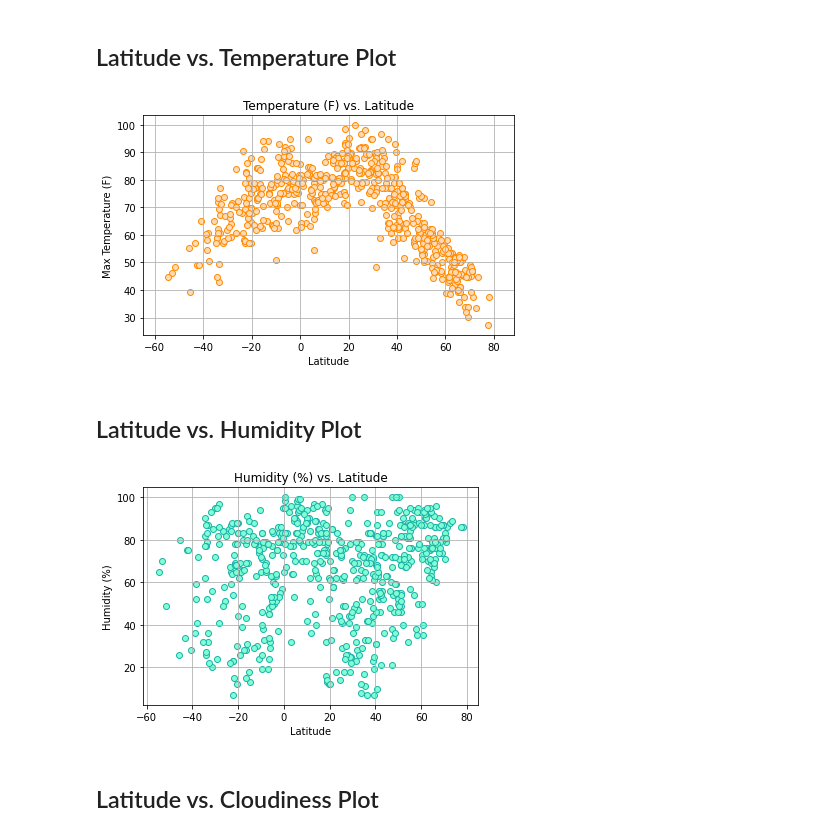
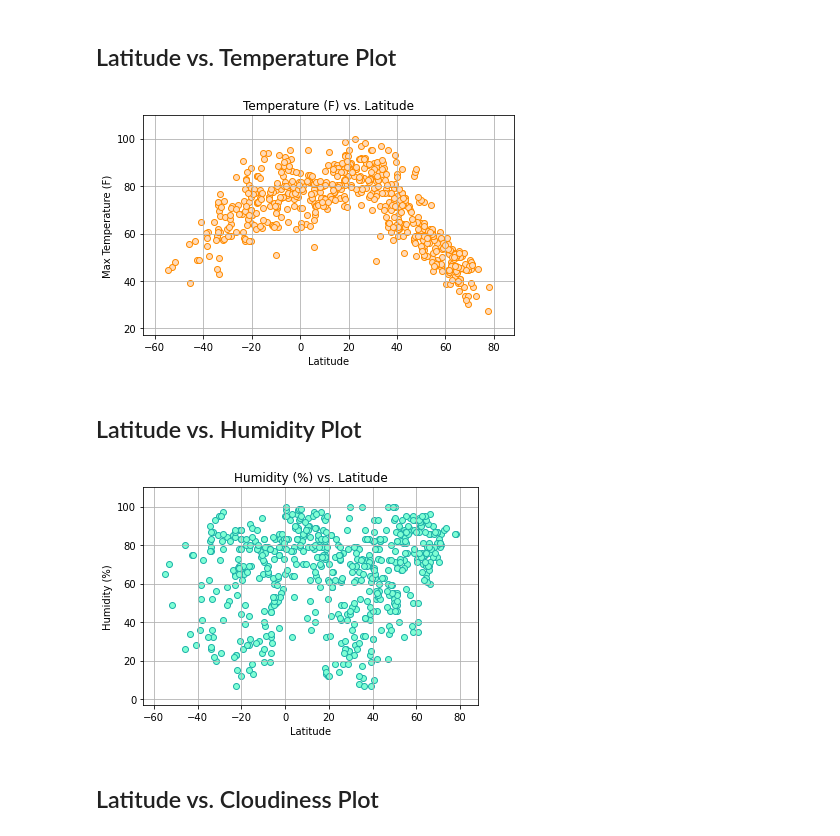
Before and after one commit to KaiCee2010/python-api-challenge, a Jupyter notebook: WeatherPy/WeatherPy.ipynb, the cells around one changed output. Drawn from its saved outputs; the diff is of its cells as text; code cells hidden in the pictures.

```diff
--- a/WeatherPy/WeatherPy.ipynb
+++ b/WeatherPy/WeatherPy.ipynb
@@ -181,29 +181,29 @@ plt.title("Temperature (F) vs. Latitude")
 plt.ylabel("Max Temperature (F)")
 plt.xlabel("Latitude")
 plt.xlim(min(lat)-10, max(lat)+10)
-#plt.ylim(min(max_temp)*1.05, max(max_temp)*1.05)
+plt.ylim(min(max_temp)-10, max(max_temp)+10)
 plt.grid(b=None, which='major', axis='both')
 
 plt.tight_layout()
 
 plt.savefig(os.path.join("Output","maxtemps_lats.png"))
 # %% [output]
-[figure, old version]
+[figure, new version]
 # %% [markdown]
 ## Latitude vs. Humidity Plot
 # %%
 humidity = clean_city_data['Humidity']
 
 plt.scatter(x=lat, y=humidity, marker="o", facecolors="aquamarine", edgecolors="lightseagreen")
 plt.title("Humidity (%) vs. Latitude")
 plt.ylabel("Humidity (%)")
 plt.xlabel("Latitude")
-#plt.xlim(min(lat)*1.15, max(lat)*1.15)
-#plt.ylim(min(humidity)*0.25, max(humidity)*1.15)
+plt.xlim(min(lat)-10, max(lat)+10)
+plt.ylim(min(humidity)-10, max(humidity)+10)
 plt.grid(b=None, which='major', axis='both')
 
 plt.savefig(os.path.join("Output","humidity_lats.png"))
 # %% [output]
-[figure, old version]
+[figure, new version]
 # %% [markdown]
 ## Latitude vs. Cloudiness Plot
```
Also changed, not shown: parts of 2 cells of this notebook, 1 other file.
